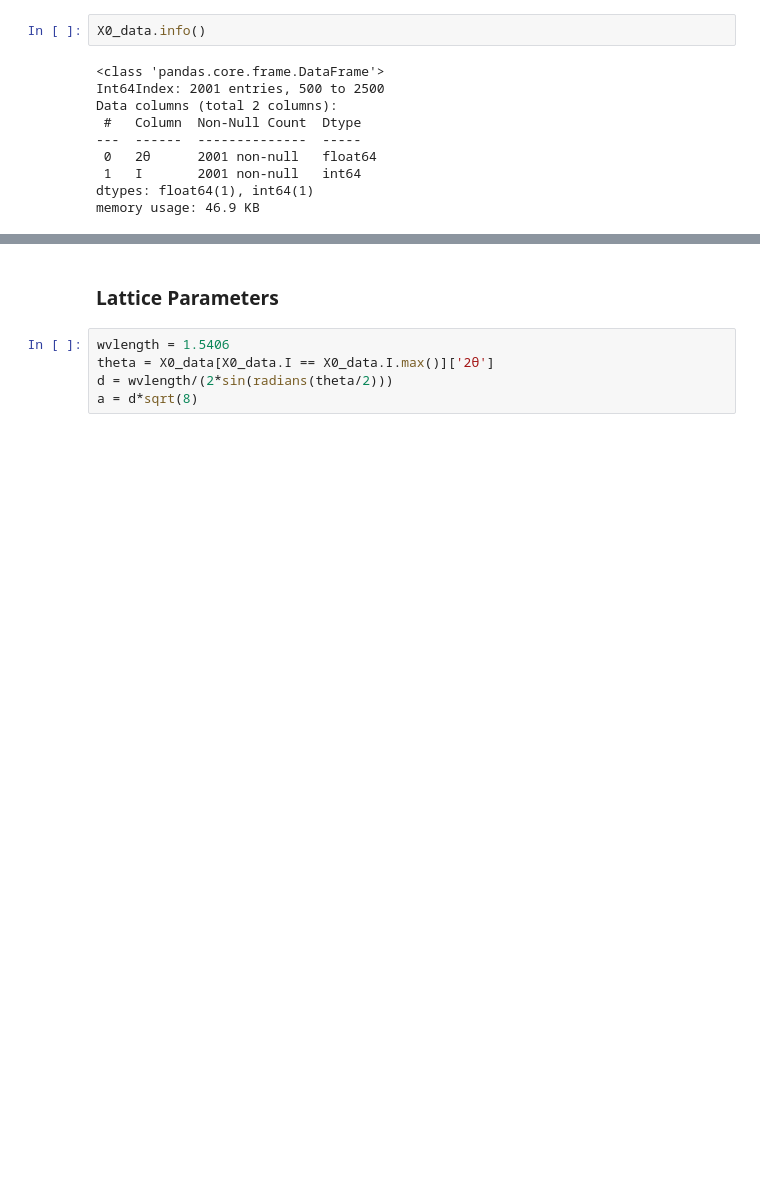
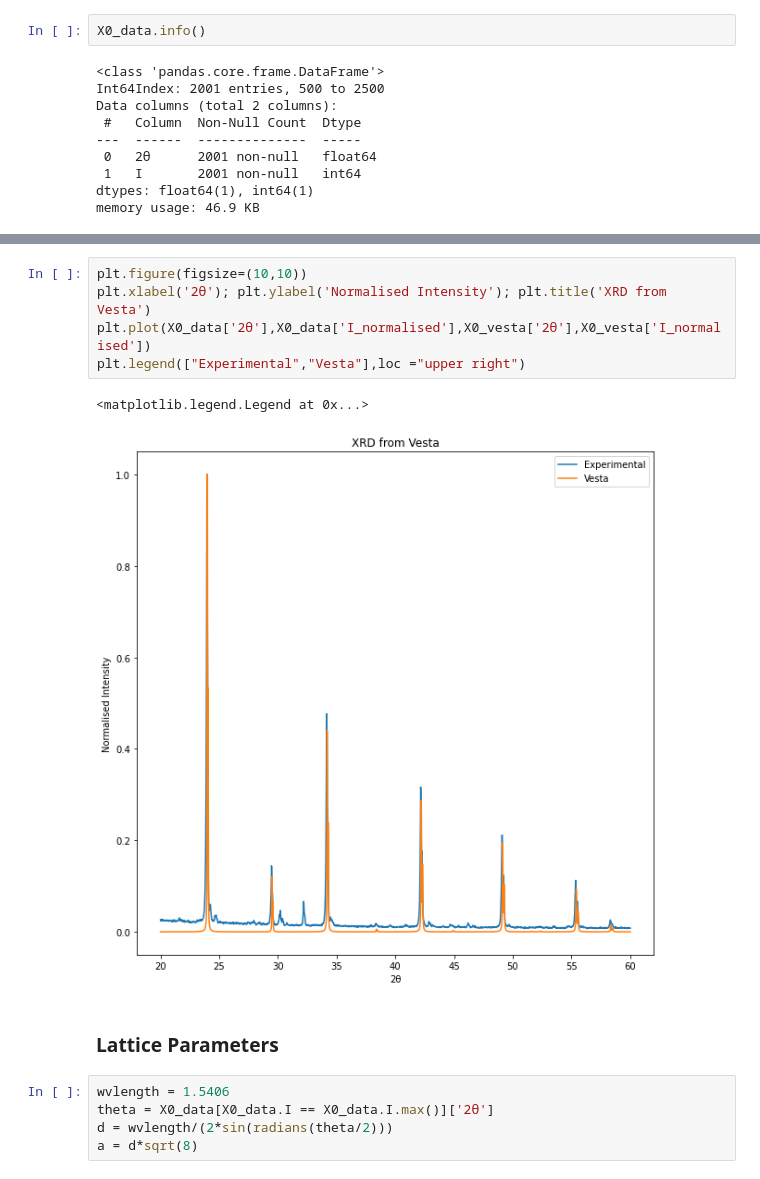
Before and after one commit to mew-two-github/Mat-Sci-Vesta, a Jupyter notebook: Assignment 1/Question-4.ipynb, the cells around one changed output, grey strips where cells are left out. Cells and saved outputs as stored; diff of their text form; blank space fills up the shorter version.

```diff
--- a/Assignment 1/Question-4.ipynb
+++ b/Assignment 1/Question-4.ipynb
@@ -58,3 +62,11 @@ plt.plot(X0_vesta['2θ'],X0_vesta['I_normalised'])
+# %%
+plt.figure(figsize=(10,10))
+plt.xlabel('2θ'); plt.ylabel('Normalised Intensity'); plt.title('XRD from Vesta')
+plt.plot(X0_data['2θ'],X0_data['I_normalised'],X0_vesta['2θ'],X0_vesta['I_normalised'])
+plt.legend(["Experimental","Vesta"],loc ="upper right")
+# %% [output]
+<matplotlib.legend.Legend at 0x...>
+[figure, added]
 # %% [markdown]
 <h3>Lattice Parameters</h3>
 # %%
```
Also changed, not shown: parts of 12 cells of this notebook.
